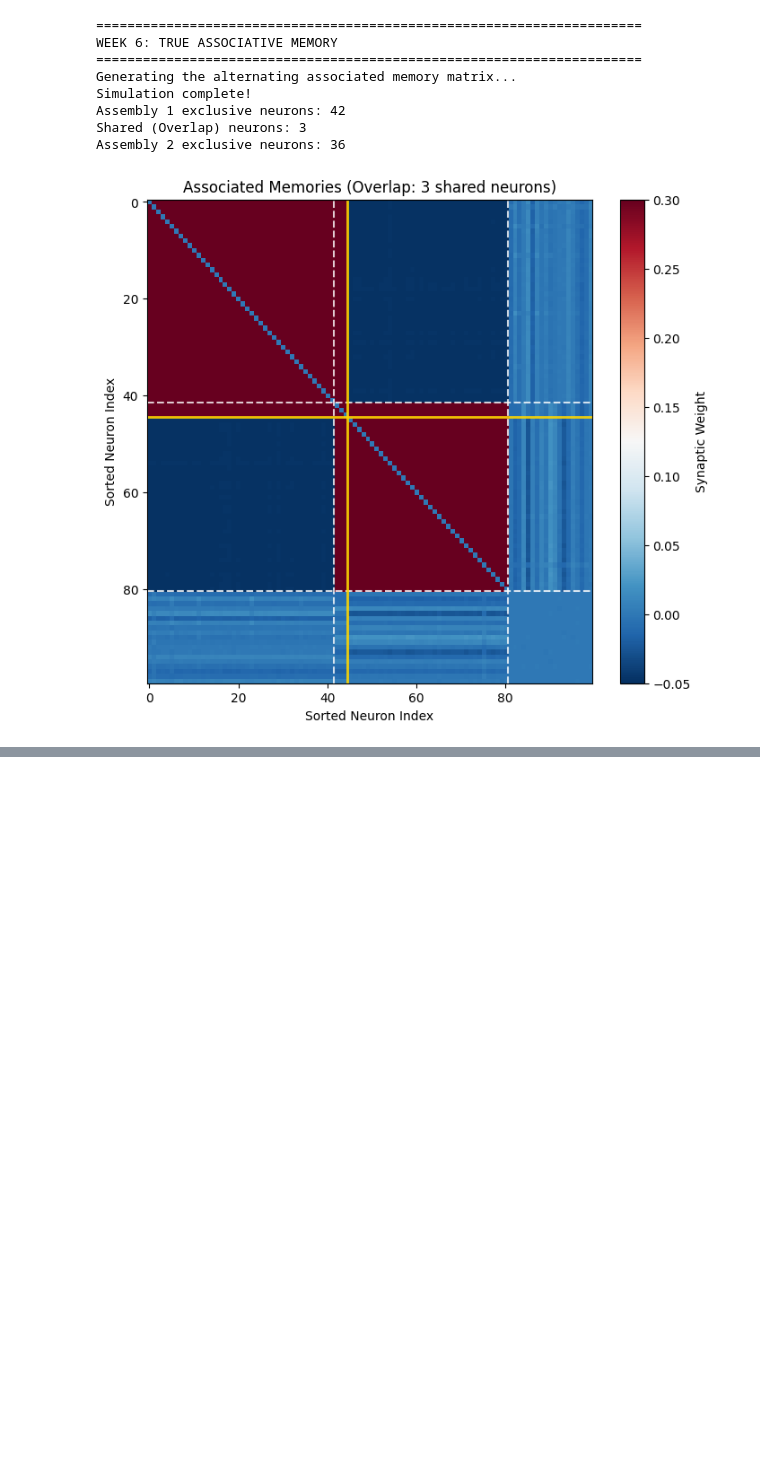
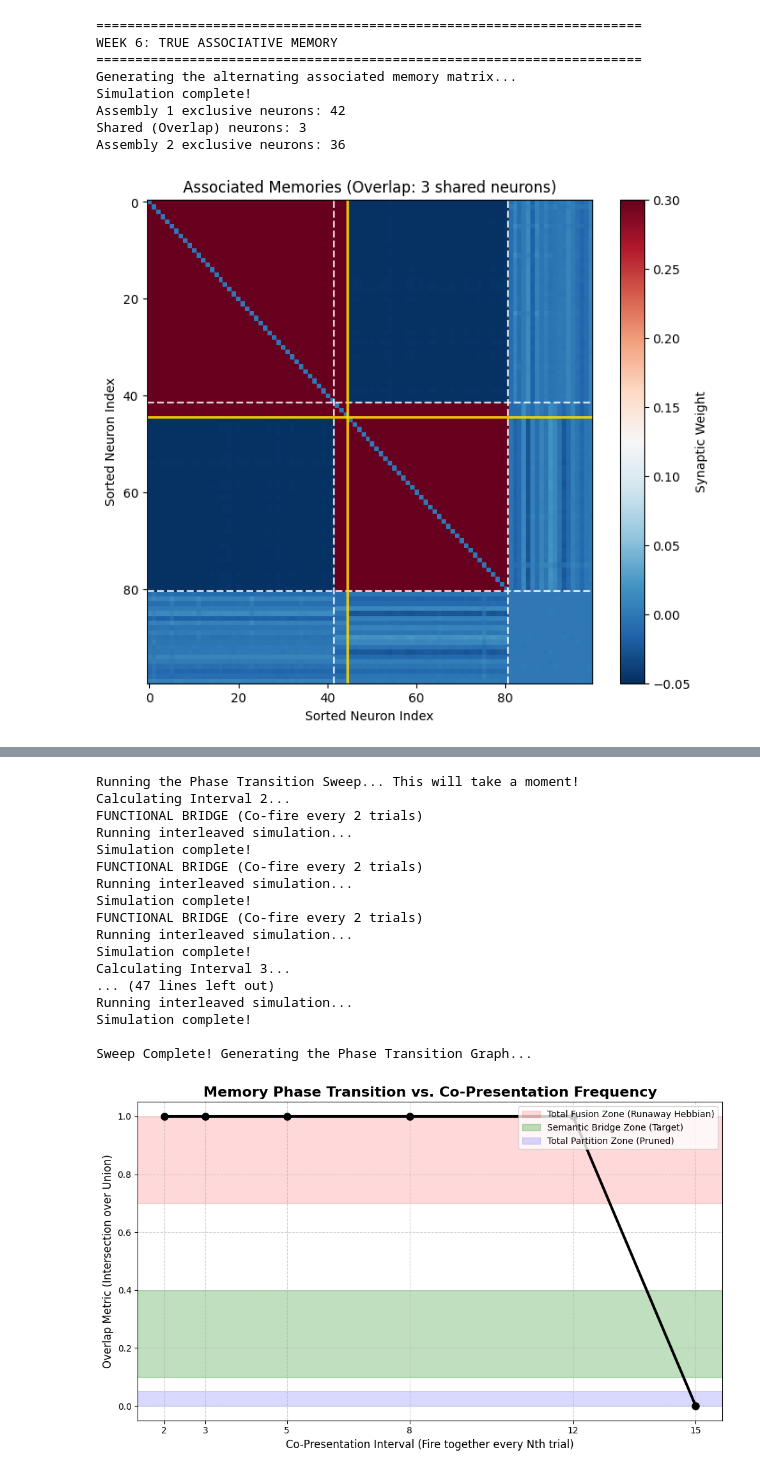
Before and after one commit to cecipwd/dynamicattractor, a Jupyter notebook: dynamic_attractor_network_colab.ipynb, the cells around one changed output, grey strips where cells are left out. Cells and saved outputs as stored; diff of their text form; code cells hidden in the pictures; blank space fills up the shorter version.

```diff
--- a/dynamic_attractor_network_colab.ipynb
+++ b/dynamic_attractor_network_colab.ipynb
@@ -2162,0 +2327,78 @@ Assembly 2 exclusive neurons: 36
+# %%
+
+# 1. Define the intervals we want to test
+intervals_to_test = [2, 3, 5, 8, 12, 15]
+n_seeds = 3
+
+# Arrays to store our final data for the plot
+mean_overlaps = []
+all_ious_for_error_bars = []
+
+print("Running the Phase Transition Sweep... This will take a moment!")
+
+# 2. Run the math
+for interval in intervals_to_test:
+    print(f"Calculating Interval {interval}...")
+    interval_ious = []
+
+    for seed in range(n_seeds):
+        # We use a slightly shorter time (120,000) here to speed up the sweep
+        # since we only need it to reach the attractor state.
+        results = run_functional_association(
+            total_time=120000,
+            co_presentation_interval=interval,
+            random_seed=seed
+        )
+
+        iou, shared, a1_size, a2_size = calculate_overlap_metric(
+            results['final_W'], results['assm1'], results['assm2']
+        )
+        interval_ious.append(iou)
+
+    mean_overlaps.append(np.mean(interval_ious))
+    all_ious_for_error_bars.append(interval_ious)
+
+print("\nSweep Complete! Generating the Phase Transition Graph...")
+
+# 3. Draw the Graph
+plt.figure(figsize=(10, 6))
+
+# Plot the main curve
+plt.plot(intervals_to_test, mean_overlaps, marker='o', markersize=8,
+         linewidth=3, color='black', zorder=5)
+
+# Add the mathematical boundaries (The Zones)
+plt.axhspan(0.7, 1.0, color='red', alpha=0.15, label='Total Fusion Zone (Runaway Hebbian)')
+plt.axhspan(0.1, 0.4, color='green', alpha=0.25, label='Semantic Bridge Zone (Target)')
+plt.axhspan(0.0, 0.05, color='blue', alpha=0.15, label='Total Partition Zone (Pruned)')
+
+# Formatting the graph to look like a published paper
+plt.title('Memory Phase Transition vs. Co-Presentation Frequency', fontsize=16, fontweight='bold')
+plt.xlabel('Co-Presentation Interval (Fire together every Nth trial)', fontsize=12)
+plt.ylabel('Overlap Metric (Intersection over Union)', fontsize=12)
+plt.ylim(-0.05, 1.05)
+plt.xticks(intervals_to_test)
+plt.grid(True, linestyle='--', alpha=0.6)
+plt.legend(loc='upper right', fontsize=10)
+
+plt.tight_layout()
+plt.show()
+# %% [output]
+Running the Phase Transition Sweep... This will take a moment!
+Calculating Interval 2...
+FUNCTIONAL BRIDGE (Co-fire every 2 trials)
+Running interleaved simulation...
+Simulation complete!
+FUNCTIONAL BRIDGE (Co-fire every 2 trials)
+Running interleaved simulation...
+Simulation complete!
+FUNCTIONAL BRIDGE (Co-fire every 2 trials)
+Running interleaved simulation...
+Simulation complete!
+Calculating Interval 3...
+... (47 lines left out)
+Running interleaved simulation...
+Simulation complete!
+
+Sweep Complete! Generating the Phase Transition Graph...
+[figure, added]
```
Also changed, not shown: parts of 8 cells of this notebook.
